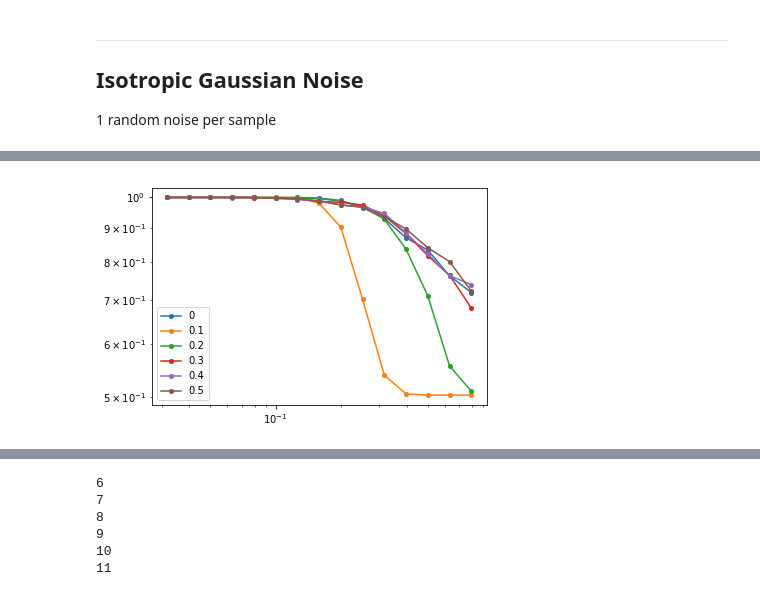
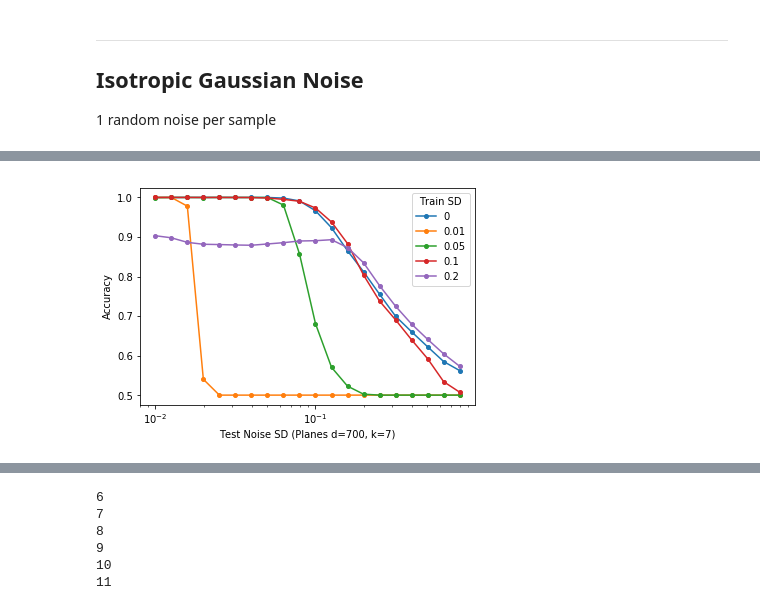
Before and after one commit to chawins/noise-robust, a Jupyter notebook: test_noise_planes.ipynb, the cells around one changed output, grey strips where cells are left out. Cells and saved outputs as stored; diff of their text form; code cells hidden in the pictures.

```diff
--- a/test_noise_planes.ipynb
+++ b/test_noise_planes.ipynb
@@ -82,7 +81,7 @@ std = 1e-1
 # %%
 with torch.no_grad():
     rnd = torch.randn_like(x_test) * std
-    y_pred = net(x_test.cuda() + rnd.cuda()).cpu()
+    y_pred = net(torch.clamp(x_test.cuda() + rnd.cuda(), 0, 1)).cpu()
     correct_idx = np.where(y_pred.argmax(1) == y_test)[0]
     print('Test acc w/ noise: ', (y_pred.argmax(1) == y_test).sum().numpy() / y_test.size(0))
 # %% [output]
@@ -90,12 +89,13 @@ Test acc w/ noise:  0.9918
 # %%
 acc = []
-stds = 10 ** np.arange(-2, 1, 0.1)
+stds = 10 ** np.arange(-2, 0, 0.1)
 
 for std in stds:
 
     with torch.no_grad():
         rnd = torch.randn_like(x_test) * std
-        y_pred = net(x_test.cuda() + rnd.cuda()).cpu()
+        x_rnd = torch.clamp(x_test.cuda() + rnd.cuda(), 0, 1)
+        y_pred = net(x_rnd).cpu()
         acc.append((y_pred.argmax(1) == y_test).sum().numpy() / y_test.size(0))
 # %%
 plt.plot(stds, acc, 'o-', markersize=4)
@@ -106,8 +106,8 @@ plt.show()
 # %%
 accs = []
-stds = 10 ** np.arange(-1.5, 0, 0.1)
+stds = 10 ** np.arange(-2, 0, 0.1)
 
-for i in range(6):
+for i in range(18, 23):
 
     model_name = 'planes_exp%d.h5' % i
     save_dir = os.path.join(os.getcwd(), 'saved_models')
@@ -125,13 +125,16 @@ for i in range(6):
             acc.append((y_pred.argmax(1) == y_test).sum().numpy() / y_test.size(0))
     accs.append(acc)
 # %%
-train_std = [0, 0.1, 0.2, 0.3, 0.4, 0.5]
+# train_std = [0, 0.1, 0.2, 0.3, 0.4, 0.5]
+train_std = [0, 0.01, 0.05, 0.1, 0.2]
 # %%
 for i, acc in enumerate(accs):
     plt.plot(stds, acc, 'o-', label=train_std[i], markersize=4)
 plt.xscale('log')
-plt.yscale('log')
-plt.legend()
+# plt.yscale('log')
+plt.xlabel('Test Noise SD (Planes d=700, k=7)')
+plt.ylabel('Accuracy')
+plt.legend(title='Train SD')
 plt.show()
 # %% [output]
-[figure, old version]
+[figure, new version]
```
Also changed, not shown: parts of 16 cells of this notebook, 9 other files.
